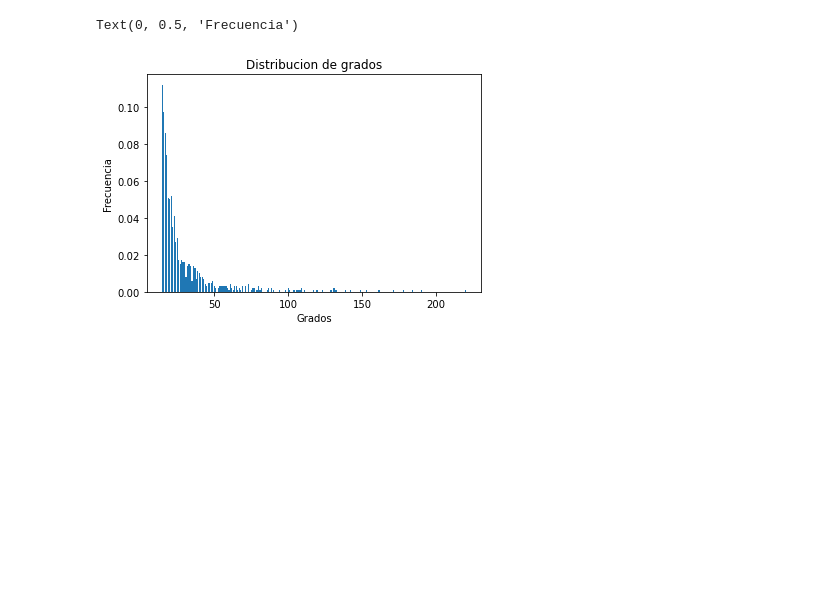
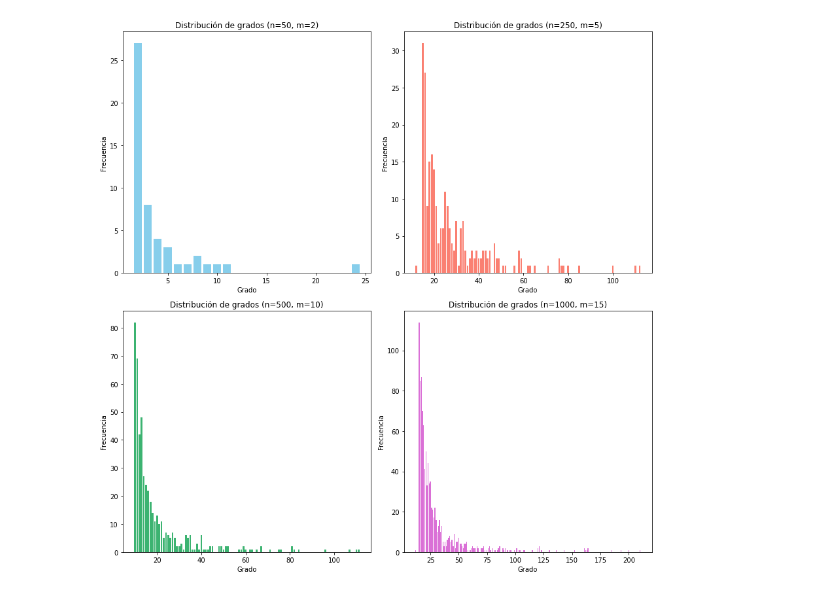
Before and after one commit to maurisiojimenes/pt_robustez, a Jupyter notebook: Generar gráficas aleatorias.ipynb, the cells around one changed output. Drawn from its saved outputs; the diff is of its cells as text; code cells hidden in the pictures; blank space fills up the shorter version.

```diff
--- a/Generar gráficas aleatorias.ipynb
+++ b/Generar gráficas aleatorias.ipynb
@@ -1,16 +1,3 @@
 # %%
 import matplotlib.pyplot as plt
 import graficas as g
-# %%
-G = g.crear_grafica('barabasi',1000,15,0)
-distribucion_grados = g.obtener_distribucion_grados(G)
-
-grados = [grado for grado,_ in distribucion_grados]
-frecuencias = [frecuencia for _,frecuencia in distribucion_grados]
-plt.bar(grados,frecuencias)
-plt.title('Distribucion de grados')
-plt.xlabel('Grados')
-plt.ylabel('Frecuencia')
-# %% [output]
-Text(0, 0.5, 'Frecuencia')
-[figure, removed]
@@ -17,3 +26,36 @@ Text(0, 0.5, 'Frecuencia')
+# %%
+# Crear figura y ejes (2x2)
+fig, axs = plt.subplots(2, 2, figsize=(12, 12))
+
+# Primer subplot
+axs[0, 0].bar(grados_1, frecuencias_1, color='skyblue')
+axs[0, 0].set_title('Distribución de grados (n=50, m=2)')
+axs[0, 0].set_xlabel('Grado')
+axs[0, 0].set_ylabel('Frecuencia')
+
+# Segundo subplot
+axs[0, 1].bar(grados_2, frecuencias_2, color='salmon')
+axs[0, 1].set_title('Distribución de grados (n=250, m=5)')
+axs[0, 1].set_xlabel('Grado')
+axs[0, 1].set_ylabel('Frecuencia')
+
+# Tercer subplot
+axs[1, 0].bar(grados_3, frecuencias_3, color='mediumseagreen')
+axs[1, 0].set_title('Distribución de grados (n=500, m=10)')
+axs[1, 0].set_xlabel('Grado')
+axs[1, 0].set_ylabel('Frecuencia')
+
+# Cuarto subplot
+axs[1, 1].bar(grados_4, frecuencias_4, color='orchid')
+axs[1, 1].set_title('Distribución de grados (n=1000, m=15)')
+axs[1, 1].set_xlabel('Grado')
+axs[1, 1].set_ylabel('Frecuencia')
+
+# Ajustar el espaciado
+plt.tight_layout()
+plt.show()
+# %% [output]
+[figure, added]
 # %%
 G = g.crear_grafica('watts',1000,15,0.5)
 distribucion_grados = g.obtener_distribucion_grados(G)
```
Also changed, not shown: parts of 3 cells of this notebook, 5 other files.
